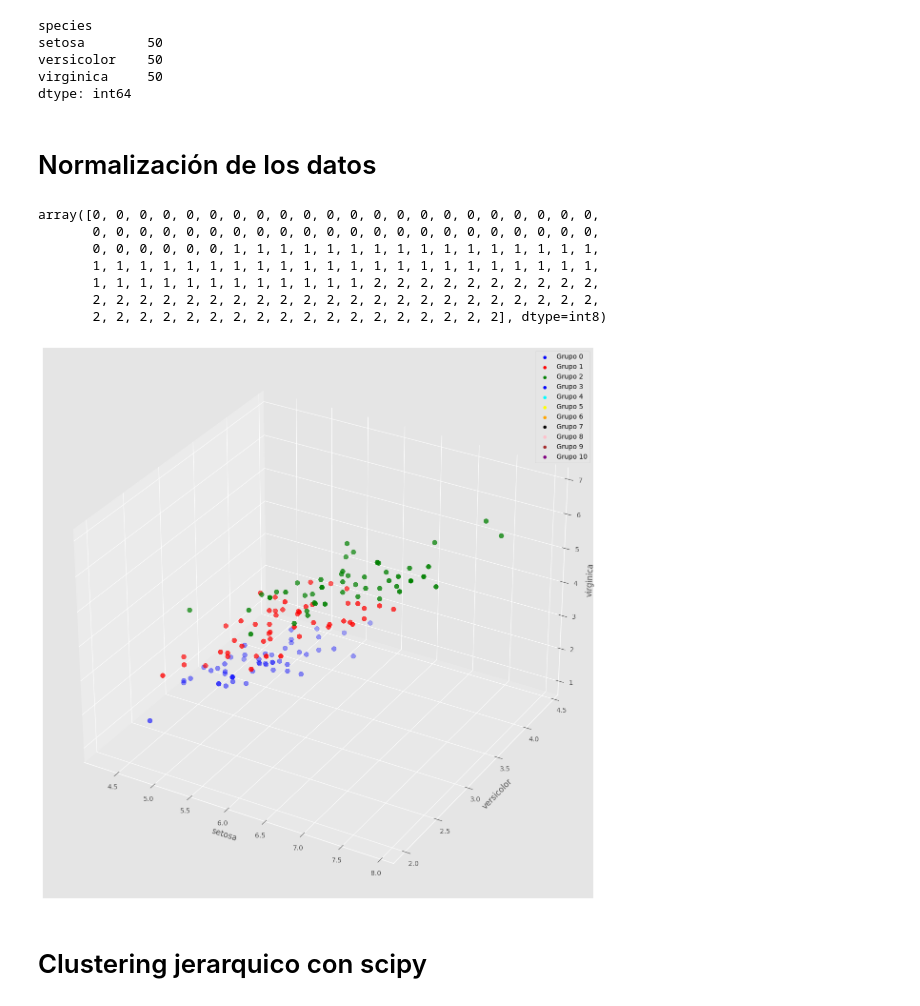
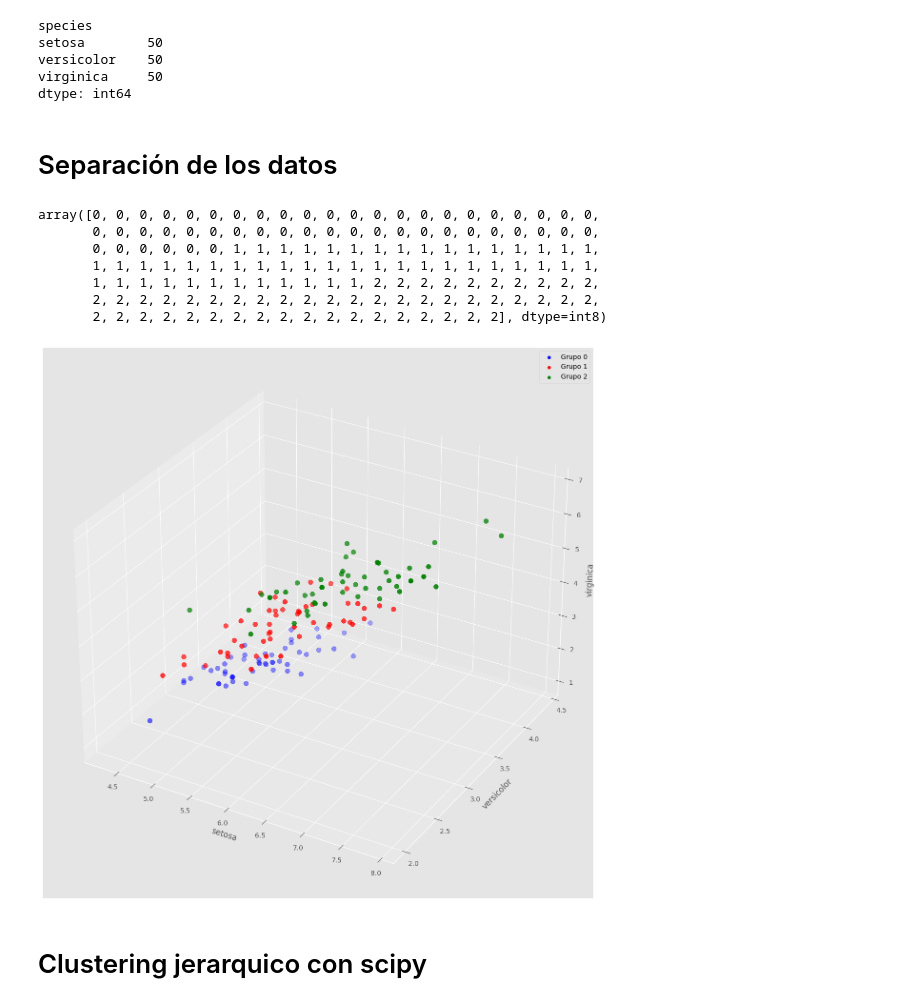
Before and after one commit to MarcosFierros/Practica4_AEM, a Jupyter notebook: clustering.ipynb, the cells around one changed output. Saved outputs shown, nothing was run; the diff lists cells and outputs as text; code cells hidden in the pictures.

```diff
--- a/clustering.ipynb
+++ b/clustering.ipynb
@@ -56,7 +56,7 @@ versicolor    50
 virginica     50
 dtype: int64
 # %% [markdown]
-# Normalización de los datos
+# Separación de los datos
 # %%
 X = np.array(data[["sepal_length", "sepal_width", "petal_length", "petal_width"]])
 data['species'] = pd.Categorical(data['species'],
@@ -77,19 +77,19 @@ array([0, 0, 0, 0, 0, 0, 0, 0, 0, 0, 0, 0, 0, 0, 0, 0, 0, 0, 0, 0, 0, 0,
 # %%
 #%% Gráfica inicial de dispersión
 fig = plt.figure()
 ax = fig.add_subplot(111, projection='3d')
-colores = ['blue', 'red', 'green', 'blue', 'cyan', 'yellow', 'orange', 'black', 'pink', 'brown', 'purple']
+colores = ['blue', 'red', 'green']
 asignar = [colores[row] for row in y]
 ax.scatter(X[:, 0], X[:, 1], X[:, 2], c=asignar, s=50)
 ax.set_xlabel('setosa')
 ax.set_ylabel('versicolor')
 ax.set_zlabel('virginica')
 for i in range(len(colores)):
     ax.scatter([], [], [], c=colores[i], label=f'Grupo {i}')
 ax.legend()
 plt.show()
 # %% [output]
-[figure, old version]
+[figure, new version]
 # %% [markdown]
 # Clustering jerarquico con scipy
 # %%
```
Also changed, not shown: parts of 2 cells of this notebook.
